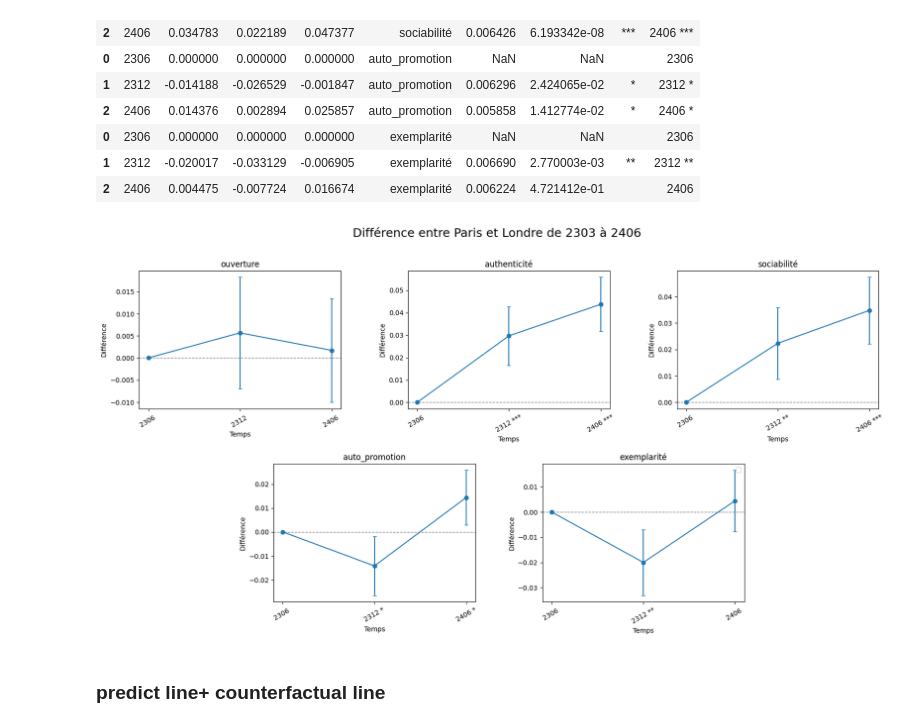
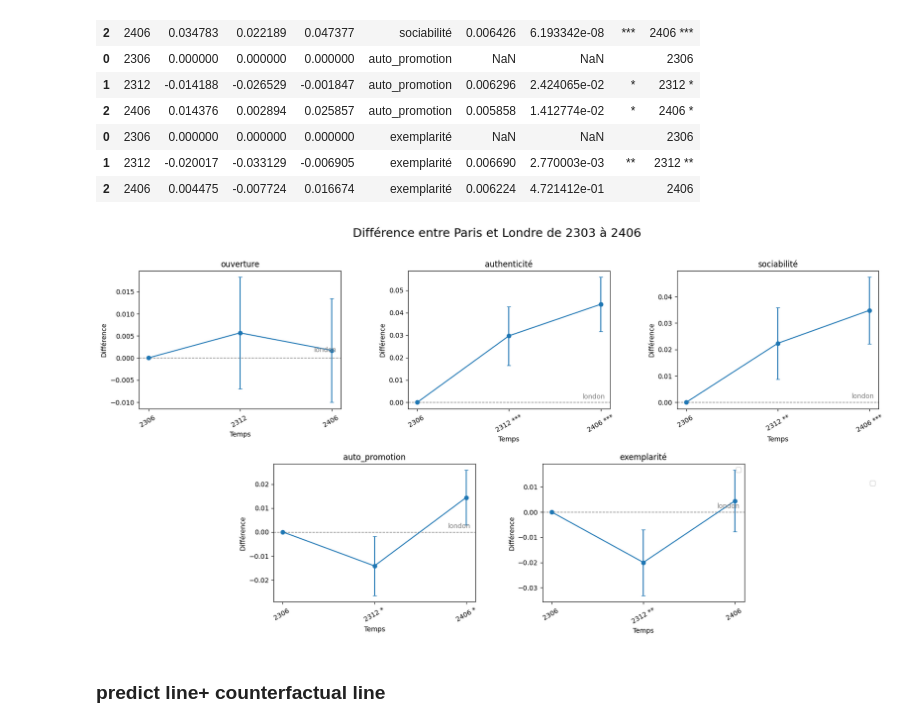
Before and after one commit to yeliu-dh/SelfPresentation_Multimodal_airbnb, a Jupyter notebook: D_stat/test_mod2324-2.ipynb, the cells around one changed output. Drawn from its saved outputs; the diff is of its cells as text; code cells hidden in the pictures.

```diff
--- a/D_stat/test_mod2324-2.ipynb
+++ b/D_stat/test_mod2324-2.ipynb
@@ -56,6 +58,8 @@ Name: count, dtype: int64
 # df_all["time"]=df_all["time"].astype(str)
 # df_all['trend'] = df_all['time'].map({'2306':0, "2312":1, '2406':2})#***
 print(df_all[['in_paris',"time","trend","post"]].value_counts(dropna=False))
+print(df_all['time'].dtype)
+df_all['time']=df_all['time'].astype(str)
 # %% [output]
 in_paris  time  trend  post
 1         2406  2      1       62738
@@ -241,20 +248,9 @@ plt.show()
 
 ##结果差异，不仅因为数据不稳定，还有模型假设的差异
 # %%
-# ouverture ~ controls + tactics + C(time) + in_paris * C(time)
 
-def run_tactic_model_by_time(df, y):
-    formula= (f"{y} ~ C(host_identity_verified)  + review_scores_rating + has_rating +"
-            "number_of_reviews_ltm + "
-            "C(host_is_superhost) +"
-            "years_since_host + professional_host + "
-            "host_response_rate +  C(host_response_time)+"
-            "has_text + lang_en + lang_fr + text_length+"
-            "price  + availability_90 + C(room_type) + C(instant_bookable) + "
-            "C(time) + in_paris * C(time)"
-    )
-    model_tactic=smf.ols(formula, data=df).fit()
-    return model_tactic
+importlib.reload(modeling_did)
+from utils.modeling_did import run_tactic_model_by_time
 
 
 df=df_all.copy()
@@ -475,71 +339,9 @@ data_all
 # %%
-import pandas as pd
-import matplotlib.pyplot as plt
-import seaborn as sns
-import matplotlib.gridspec as gridspec
 
+importlib.reload(modeling_did)
+from utils.modeling_did import get_event_study_data, get_ddd_effect, run_tactic_model_by_time, plot_one_did
 
-# colors = sns.color_palette("tab20", 6)
-
-
-def plot_one(data,i, var='authenticité'):
-    df=data.copy()
-    ax=axes[i]
-
-    # fig, ax=plt.subplots(figsize=(6, 4))
-
-    # strategies = df["variable"].unique()
-    # for var in strategies:
-
-    sub = df[df["variable"] == var].copy()
-
-    # 确保排序
-    sub = sub.sort_values("time")
-
-    # baseline处理（2306 = 0）
-    if (sub["time"] == '2306').any():
-        sub.loc[sub["time"] == '2306', "coef"] = 0
-        sub.loc[sub["time"] == '2306', "ci_low"] = 0
-        sub.loc[sub["time"] == '2306', "ci_high"] = 0
-
-    # 置信区间errorbar
-    ax.errorbar(
-        # sub['time'],
-        sub['label'],
-        sub["coef"],
-        yerr=[
-            sub["coef"] - sub["ci_low"],
-            sub["ci_high"] - sub["coef"]
-        ],
-        fmt='-o',       # 👈 线 + 点
-        capsize=3,
-        # label=var,
-        # color=colors[i]
-    )
-
-    hline_v=0
-    ax.axhline(hline_v, linestyle="--", color="gray", linewidth=1)
-
-    ax.set_title(var)
-    ax.set_xlabel("Temps")
-    ax.set_ylabel('Différence')
-    ax.tick_params(axis='x', rotation=30)
-
-    # JO标记（2406）
-    # ax.axvline('2406', linestyle="--", color="black", alpha=0.6)
-
-    # # 美化
-    # plt.xlabel("Temps")
-    # plt.ylabel("Différence effet (Paris - London)")
-    # plt.title(f"Etude d'événement de la tactique {var}")
-    # plt.xticks(rotation=30)
-    # plt.legend()
-    # plt.tight_layout()
-
-    # plt.show()
-
-
-
+## plot
 # --------------------layout-------------------
 # 使用更细的列分辨率（2 行 × 6 列），方便把第二行两个图放在中间列
 fig = plt.figure(figsize=(20,9))# sharey=True
@@ -548,34 +350,43 @@ gs = gridspec.GridSpec(2, 6, figure=fig, hspace=0.4, wspace=1)
 axes = []
 # 第一行三个：分别占两列宽 (0:2, 2:4, 4:6)
 ax1 = fig.add_subplot(gs[0, 0:2])
 ax2 = fig.add_subplot(gs[0, 2:4])
 ax3 = fig.add_subplot(gs[0, 4:6])
 axes.extend([ax1, ax2, ax3])
 
 # 第二行两个：让它们居中，分别占中间的两列 (1:3 和 3:5)
 ax4 = fig.add_subplot(gs[1, 1:3])
 ax5 = fig.add_subplot(gs[1, 3:5])
 axes.extend([ax4, ax5])
 
 # 确保 tactics_vars 长度为 5（或小于等于 len(axes)）
 n_to_plot = min(len(tactics_bio), len(axes))
 
 
 for i, var in enumerate(tactics_bio):
-    plot_one(data=data_all, i=i, var=var)
+    plot_one_did(data=data_all, axes=axes, i=i, var=var)
 fig.suptitle(
         "Différence entre Paris et Londre de 2303 à 2406",
         fontsize=18,
         y=0.98
     )
+
+
+handles, labels =axes[0].get_legend_handles_labels()
+fig.legend(
+    handles,
+    labels,
+    loc="upper right", # 图例的“右上角”对齐到某个位置
+    bbox_to_anchor=(0.9, 0.4) #(x,y),“把图例的右上角，对齐到 (0.9, 0.4) 这个点”
+)
 plt.legend()
 plt.tight_layout()
 plt.show()
 
 # 在event study，不对趋势形状做任何假设，如果不存在jo，我们认为2406的差异和2312一样，两个点处于一条水平线上
 # 所以jo的效应偏离这条差异水平线
 # 如果trend是线性的，2406没有jo的差异会落在延长线上，表示两地的差异不断扩大
 # %% [output]
-[figure, old version]
+[figure, new version]
 # %% [markdown]
 ### predict line+ counterfactual line
```
Also changed, not shown: parts of 33 cells of this notebook, 3 other files.
